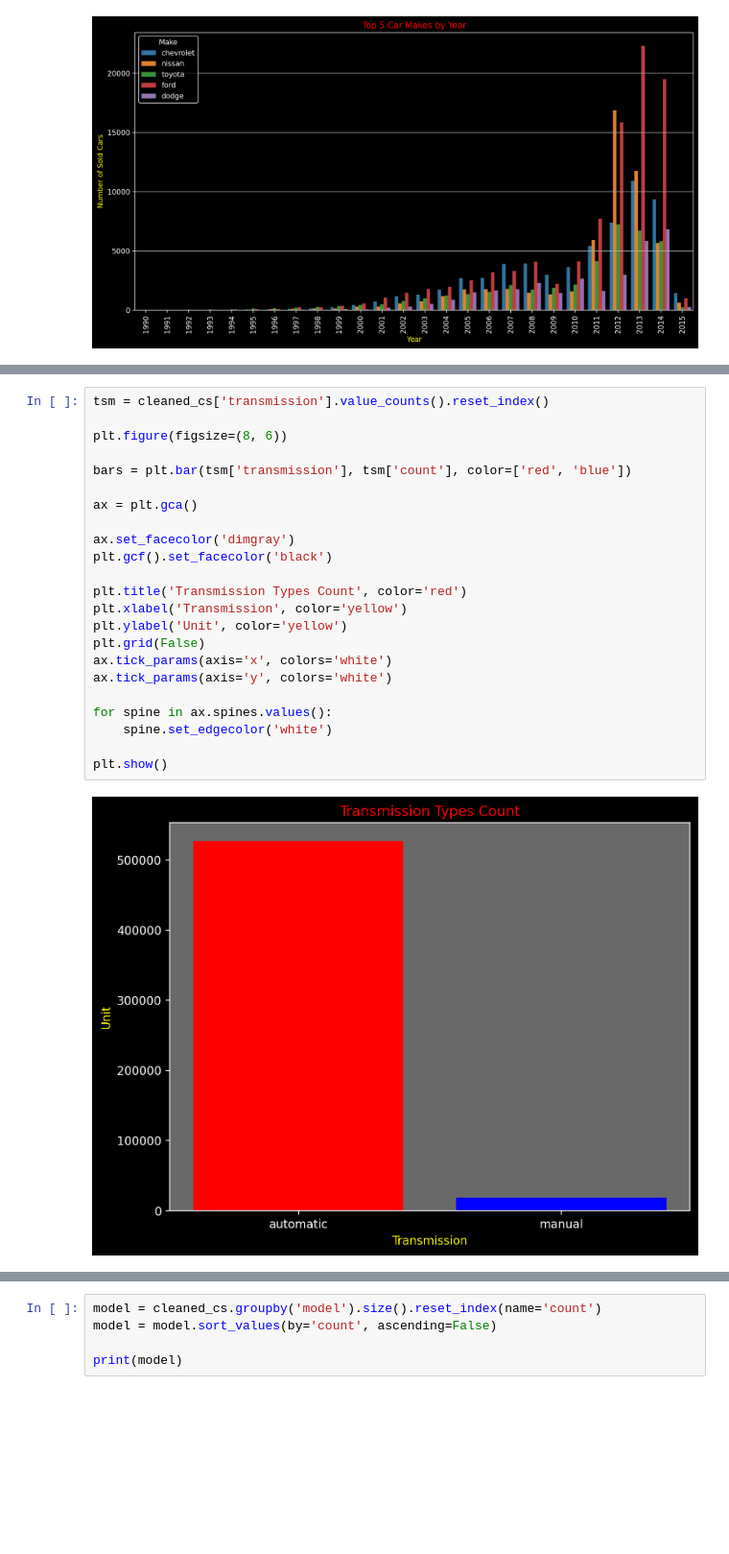
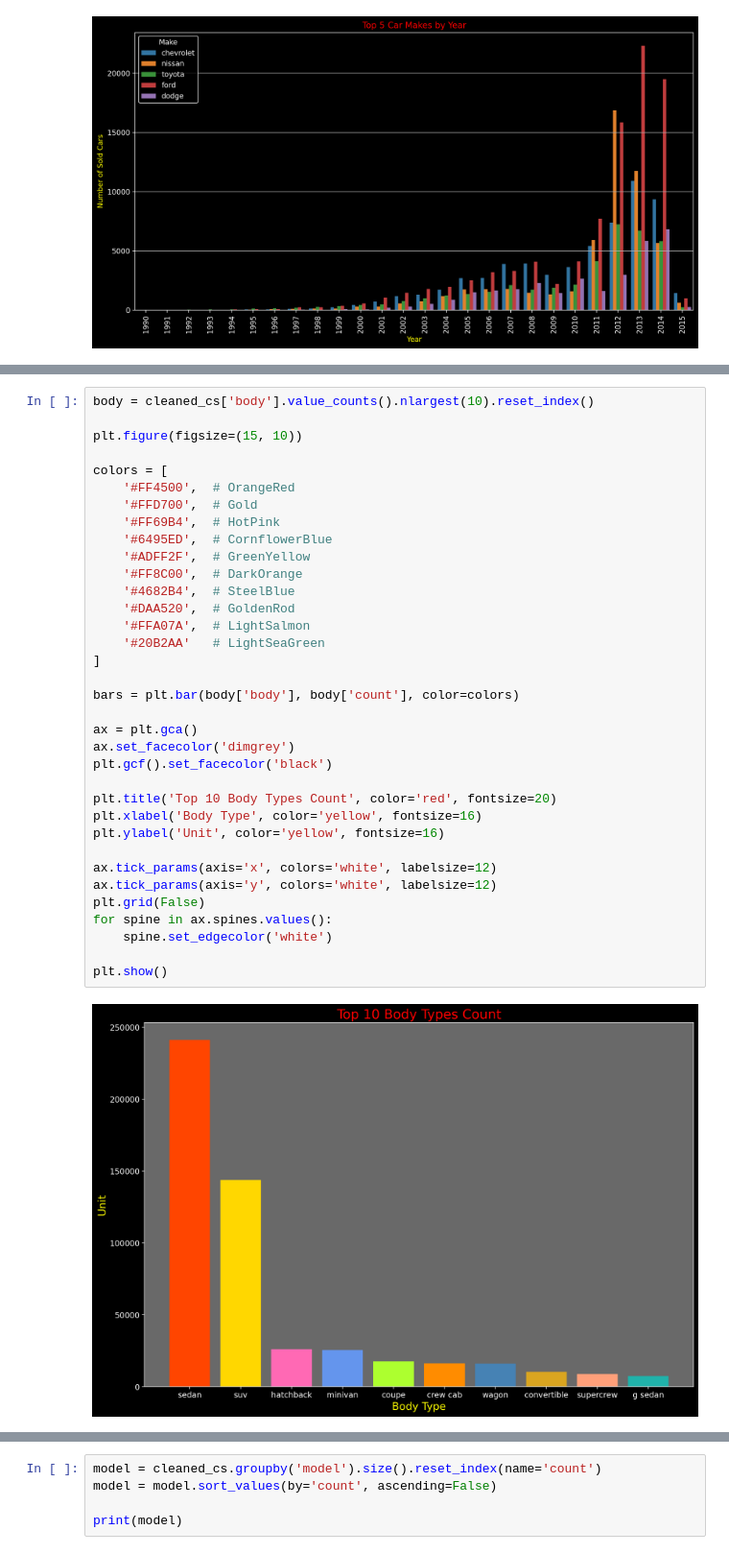
Before and after one commit to Kittisak-M/Best-Strategy-to-Buy-Car-for-Value-Concious-Customer, a Jupyter notebook: Vehicle Sales Analysis.ipynb, the cells around one changed output, grey strips where cells are left out. Shown at 96% size. Drawn from its saved outputs; the diff is of its cells as text; blank space fills up the shorter version.

```diff
--- a/Vehicle Sales Analysis.ipynb
+++ b/Vehicle Sales Analysis.ipynb
@@ -1026,25 +1059,37 @@ plt.show()
 # %%
-tsm = cleaned_cs['transmission'].value_counts().reset_index()
+body = cleaned_cs['body'].value_counts().nlargest(10).reset_index()
 
-plt.figure(figsize=(8, 6))
+plt.figure(figsize=(15, 10))
 
-bars = plt.bar(tsm['transmission'], tsm['count'], color=['red', 'blue'])
+colors = [
+    '#FF4500',  # OrangeRed
+    '#FFD700',  # Gold
+    '#FF69B4',  # HotPink
+    '#6495ED',  # CornflowerBlue
+    '#ADFF2F',  # GreenYellow
+    '#FF8C00',  # DarkOrange
+    '#4682B4',  # SteelBlue
+    '#DAA520',  # GoldenRod
+    '#FFA07A',  # LightSalmon
+    '#20B2AA'   # LightSeaGreen
+]
+
+bars = plt.bar(body['body'], body['count'], color=colors)
 
 ax = plt.gca()
-
-ax.set_facecolor('dimgray')
+ax.set_facecolor('dimgrey')
 plt.gcf().set_facecolor('black')
 
-plt.title('Transmission Types Count', color='red')
-plt.xlabel('Transmission', color='yellow')
-plt.ylabel('Unit', color='yellow')
+plt.title('Top 10 Body Types Count', color='red', fontsize=20)
+plt.xlabel('Body Type', color='yellow', fontsize=16)
+plt.ylabel('Unit', color='yellow', fontsize=16)
+
+ax.tick_params(axis='x', colors='white', labelsize=12)
+ax.tick_params(axis='y', colors='white', labelsize=12)
 plt.grid(False)
-ax.tick_params(axis='x', colors='white')
-ax.tick_params(axis='y', colors='white')
-
 for spine in ax.spines.values():
     spine.set_edgecolor('white')
 
 plt.show()
 # %% [output]
-[figure, old version]
+[figure, new version]
```
Also changed, not shown: parts of 29 cells of this notebook.
